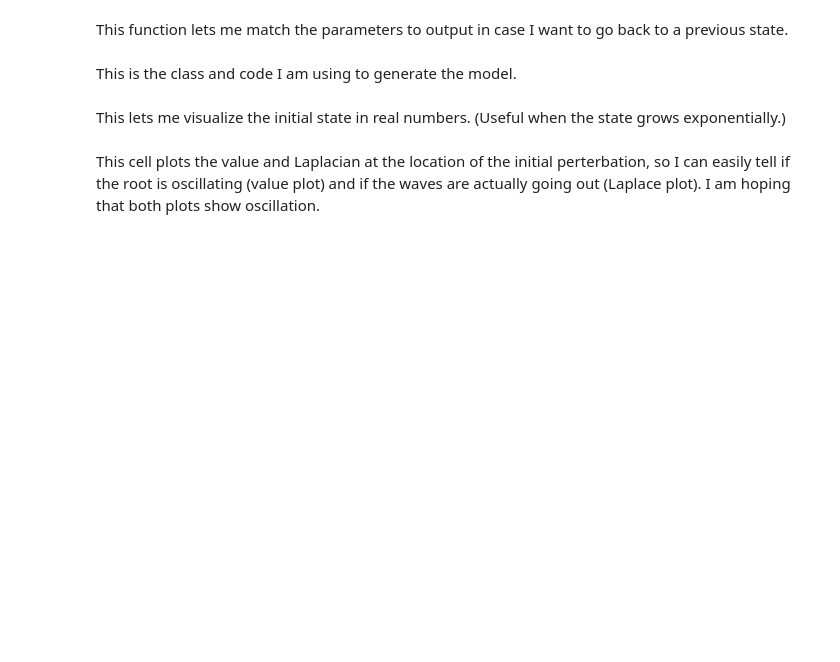
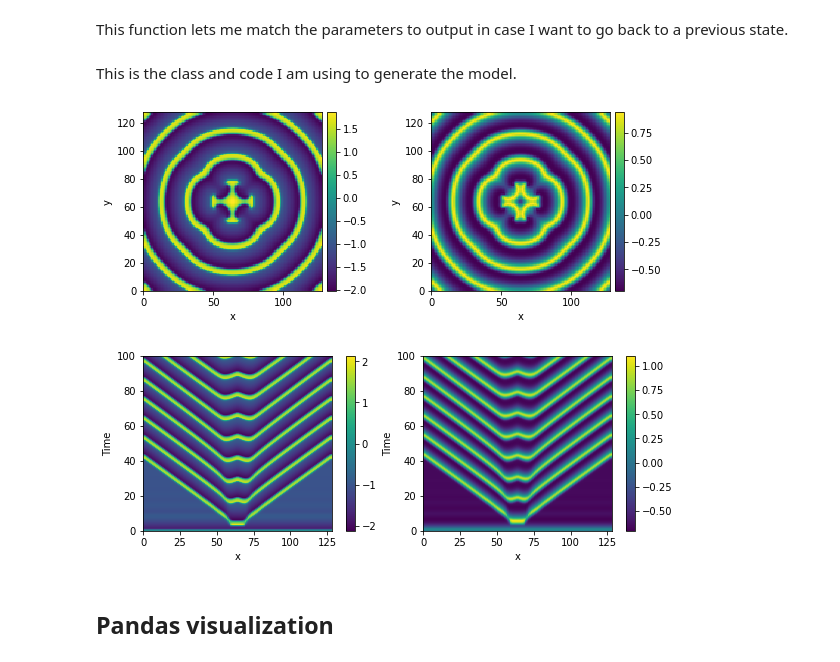
Before and after one commit to Budmeister/WSN-Localization, a Jupyter notebook: fn.ipynb, the cells around one changed output. Drawn from its saved outputs; the diff is of its cells as text; code cells hidden in the pictures; blank space fills up the shorter version.

```diff
--- a/fn.ipynb
+++ b/fn.ipynb
@@ -47,7 +47,7 @@ class FitzhughNagumoPDE(PDEBase):
 
         return FieldCollection([v_t, w_t])
 
-if __name__ == "__main__":
+def run_FN1():
     # grid = UnitGrid([32, 32])
     grid = CartesianGrid([[-1, 1], [-1, 1]], [40, 40])
     # state = FieldCollection.scalar_random_uniform(2, grid)
@@ -140,5 +140,4 @@ if __name__ == "__main__":
             plt.savefig(f"./fn_images/{a}.png")
             plt.close(fig)
     print("Done!")
+run_FN1()
-# %% [markdown]
-This lets me visualize the initial state in real numbers. (Useful when the state grows exponentially.)
@@ -145,3 +249,59 @@ This lets me visualize the initial state in real numbers. (Useful when the state
+# %%
+def run_FN2():
+    T = 1000
+    t0 = 0
+    dt = 0.1
+    s = 0.02 # 0.02 # 0.10
+
+    N = 128
+    D = 1.0
+    a = 0.5
+    b = 0.7
+    c = 0.3
+    I = 1.0 # 1.0 # 0.5 # 1.0
+    stim = [ [[25, 40], [N // 2 - 5, N // 2 + 5], [N // 2 - 5, N // 2 + 5]] ]
+
+    params = {
+        "N": N,
+        "T": T,
+        "dt": dt,
+        "D": D,
+        "a": a,
+        "b": b,
+        "c": c,
+        "I0": I,
+        # stim protocol, array of elements [[t0,t1], [x0,x1], [y0,y1]]
+        "stim": stim
+    }
+    eq = FHN(**params)
+
+    def get_initial_state():
+        grid = UnitGrid((N, N))
+        data_v = np.zeros((N, N))
+        data_w = np.zeros((N, N))
+        # data_v[N // 2, N // 2] = I
+        v0 = ScalarField(grid, data_v)
+        w0 = ScalarField(grid, data_w)
+        return grid, FieldCollection((v0, w0))
+
+    grid, vw0 = get_initial_state()
+    memory_storage = MemoryStorage()
+    result = eq.solve(vw0, t_range=T * dt, dt=dt, tracker=[memory_storage.tracker(dt)])#, method=ExplicitTModSolver, adaptive=False)
+
+    # Plotting
+    result.plot()
+    plot_kymographs(memory_storage)
+    data = memory_storage.data
+    data = np.array(data)
+    vs = data[:, 0, :]
+    ws = data[:, 1, :]
+    return grid, params, memory_storage, data, vs, ws
+grid, params, memory_storage, data, vs, ws = run_FN2()
+# %% [output]
+[figure, added]
+[figure, added]
+# %% [markdown]
+## Pandas visualization
 # %%
 import pandas as pd
 v_state = ScalarField(grid, data[0, 0])
@@ -154,5 +314,3 @@ v_t = D * v_state.laplace(bc=bc)# + τ * (v_state - v_state**3 / 3 - w_state) +
 v_t.data
 df = pd.DataFrame(v_t.data)
 df.style
-# %% [markdown]
-This cell plots the value and Laplacian at the location of the initial perterbation, so I can easily tell if the root is oscillating (value plot) and if the waves are actually going out (Laplace plot). I am hoping that both plots show oscillation.
```
Also changed, not shown: parts of 7 cells of this notebook, 1 other file.
